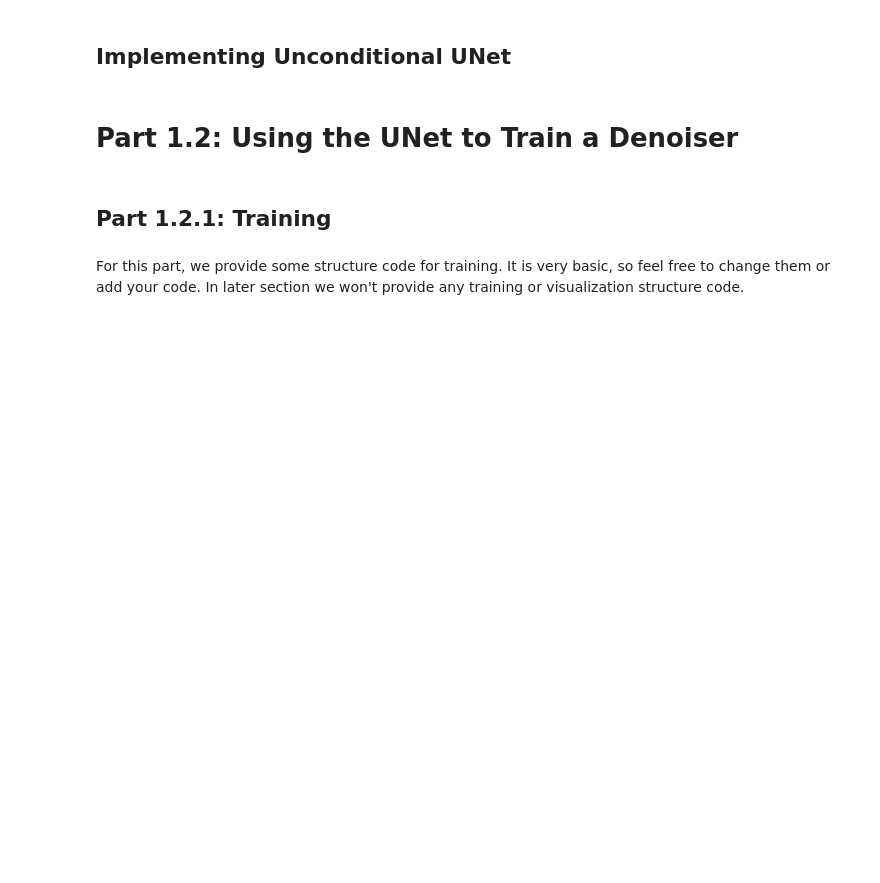
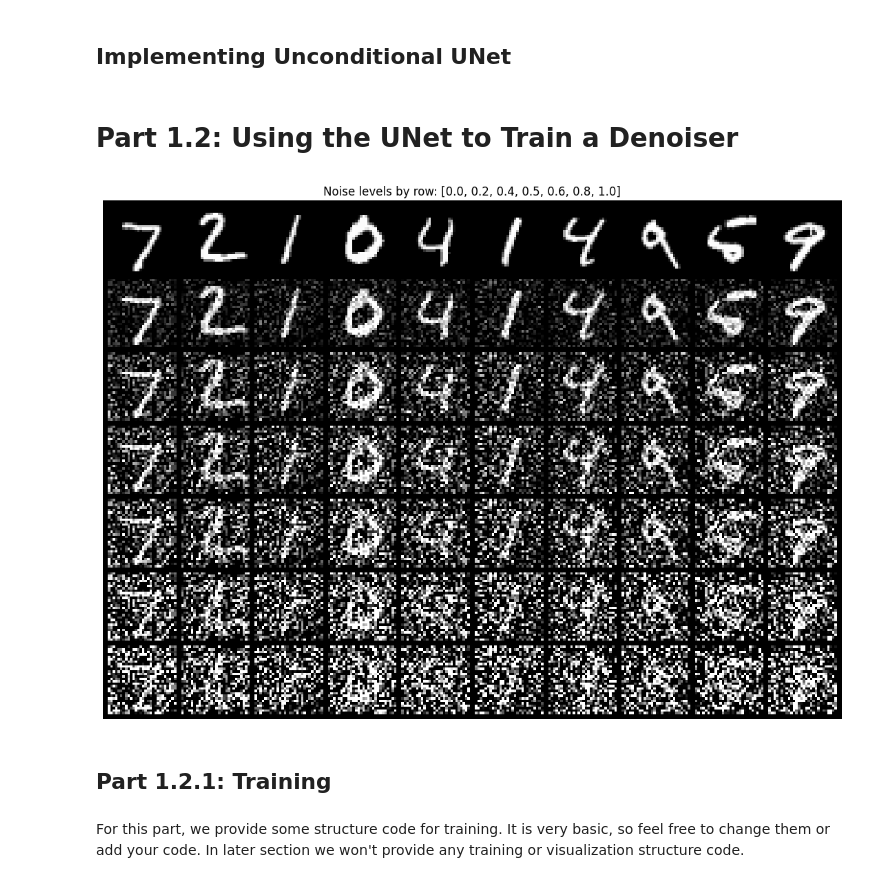
Before and after one commit to Bobby202608/UCB-CS180-Projects, a Jupyter notebook: Project 3/code/Part B/partb.ipynb, the cells around one changed output. Saved outputs shown, nothing was run; the diff lists cells and outputs as text; code cells hidden in the pictures; blank space fills up the shorter version.

```diff
--- a/Project 3/code/Part B/partb.ipynb
+++ b/Project 3/code/Part B/partb.ipynb
@@ -316,3 +313,21 @@ class UnconditionalUNet(nn.Module):
+# %%
+# Visualize images at different noisy levels
+if GROUP in ("all", "denoise"):
+    viz_sigmas = [0.0, 0.2, 0.4, 0.5, 0.6, 0.8, 1.0]
+    viz_images = torch.stack([test_dataset[i][0] for i in range(10)])
+
+    viz_generator = torch.Generator().manual_seed(SEED)
+    viz_noise = torch.randn(viz_images.shape, generator=viz_generator)
+
+    viz_noisy_images = torch.cat([viz_images + sigma * viz_noise for sigma in viz_sigmas], dim=0)  # z = x + σε
+    show_grid(
+        viz_noisy_images,
+        title=f"Noise levels by row: {viz_sigmas}",
+        filename="noise_levels.png",
+        nrow=len(viz_images)
+    )
+# %% [output]
+[figure, added]
 # %% [markdown]
 ## Part 1.2.1: Training
 # %% [markdown]
```
Also changed, not shown: parts of 14 cells of this notebook.
